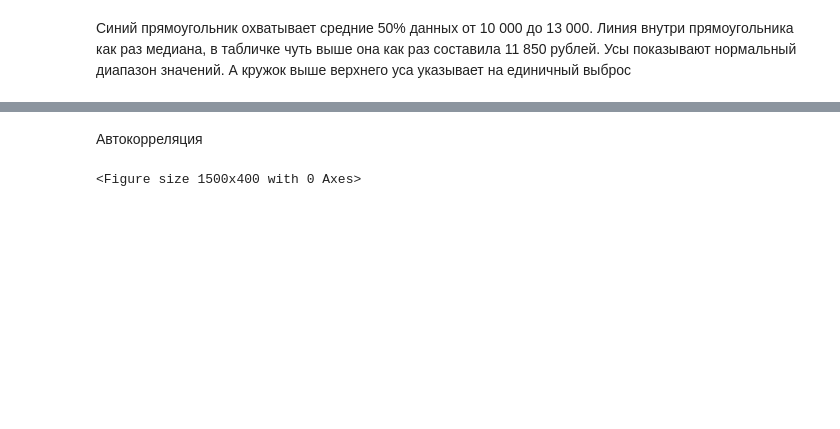
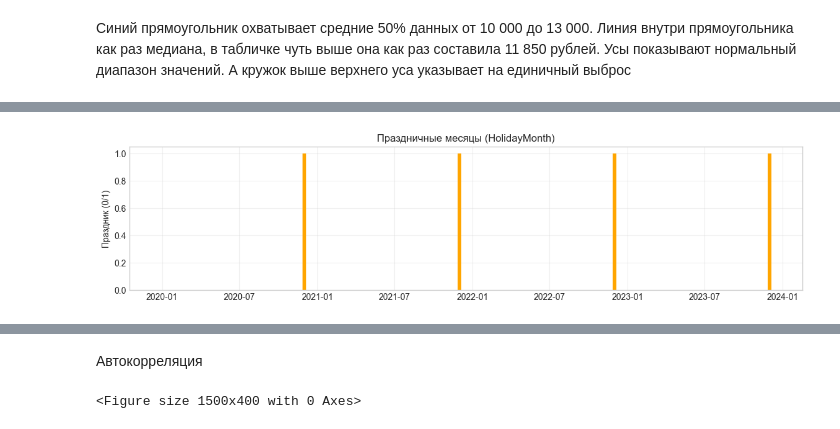
Before and after one commit to gureeva07/predictive_analytics_lab1, a Jupyter notebook: lab1.ipynb, the cells around one changed output, grey strips where cells are left out. Cells and saved outputs as stored; diff of their text form; code cells hidden in the pictures; blank space fills up the shorter version.

```diff
--- a/lab1.ipynb
+++ b/lab1.ipynb
@@ -111,0 +126,10 @@ plt.show()
+# %%
+# Праздничные месяцы
+plt.figure(figsize=(14, 3))
+plt.bar(df.index, df['HolidayMonth'], color='orange', width=10)
+plt.title('Праздничные месяцы (HolidayMonth)')
+plt.ylabel('Праздник (0/1)')
+plt.grid(True, alpha=0.3)
+plt.show()
+# %% [output]
+[figure, added]
```
Also changed, not shown: parts of 18 cells of this notebook.
